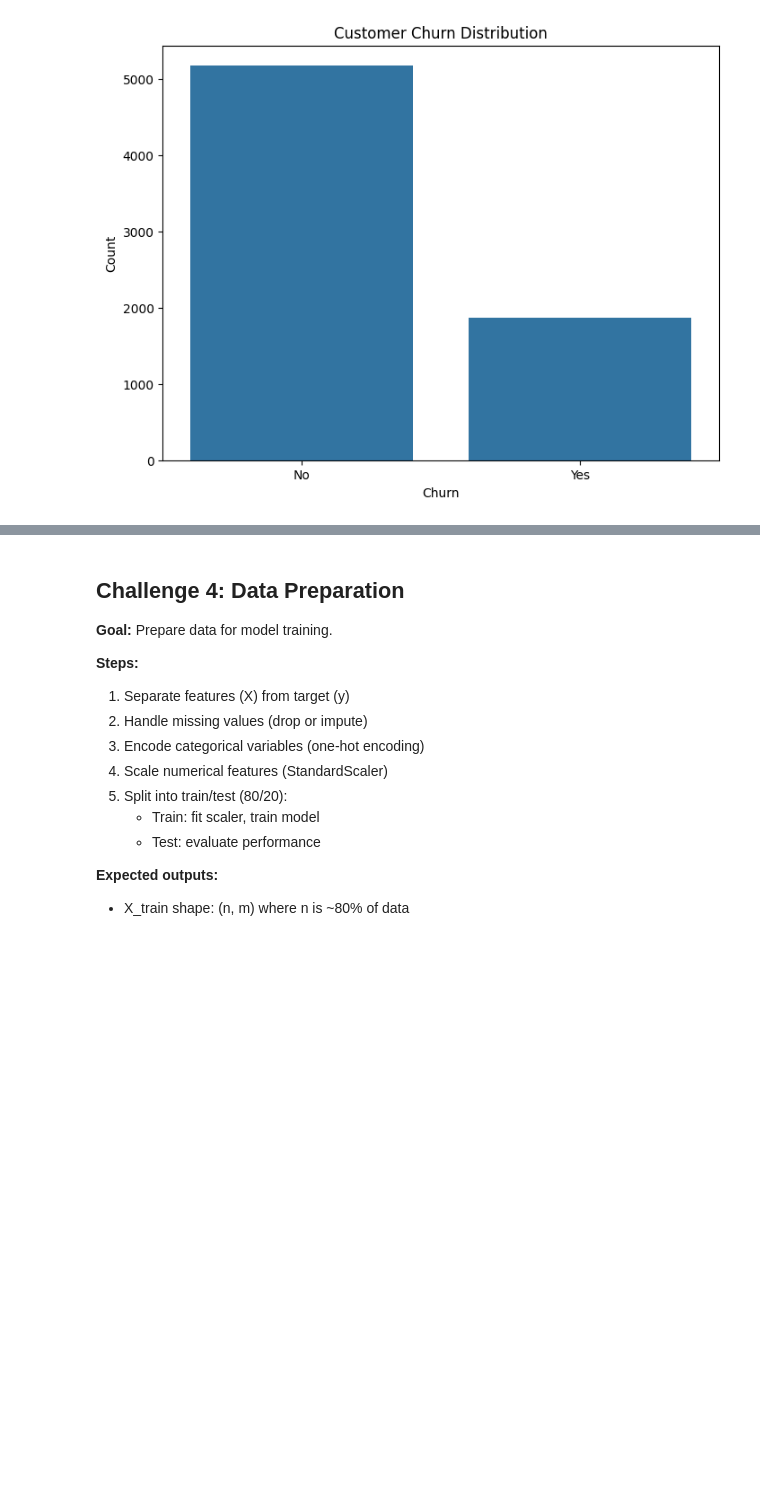
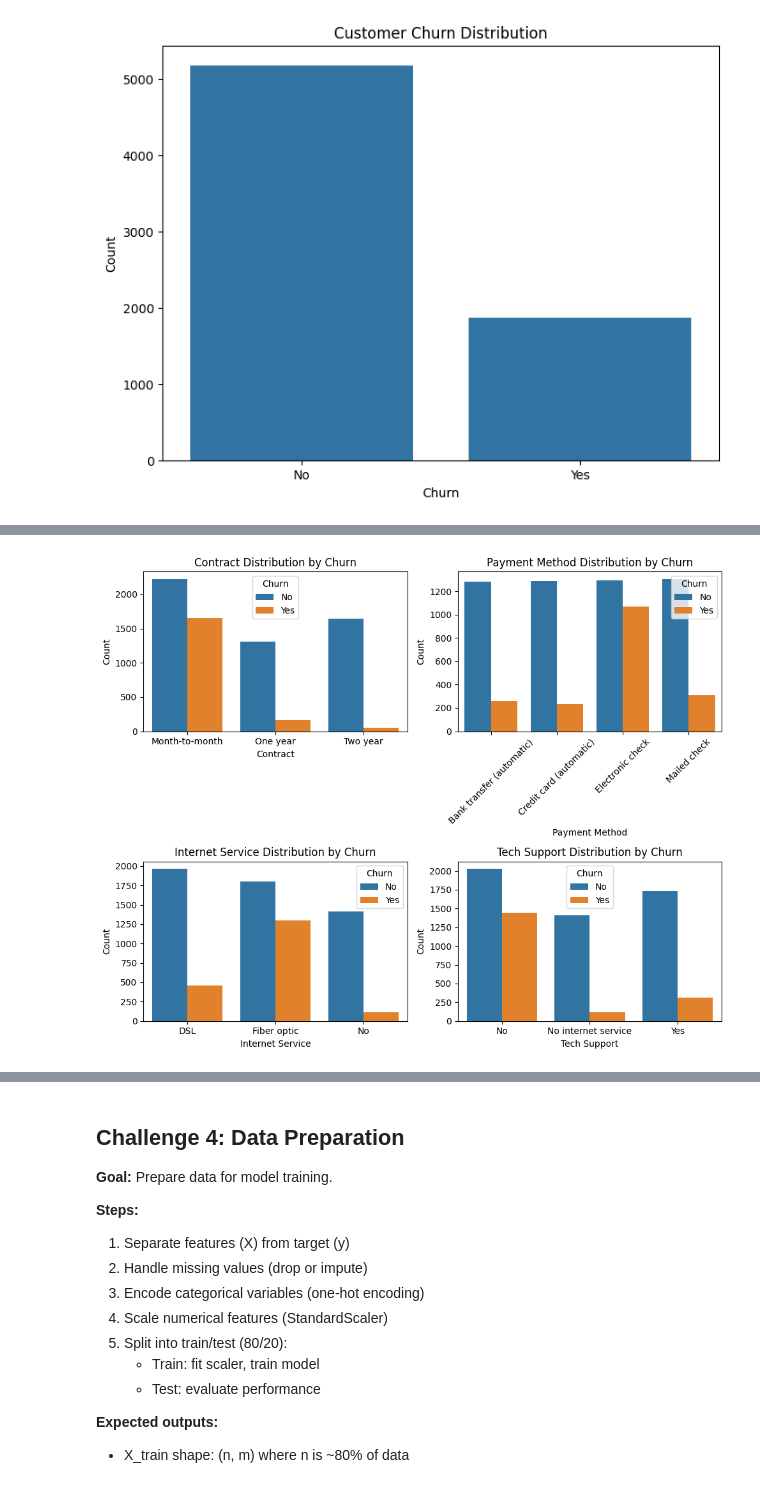
Before and after one commit to jjcatulle/AI-ML-refresher, a Jupyter notebook: phases/phase1/completed/STARTER_Weeks4-5_ChurnPredictor.ipynb, the cells around one changed output, grey strips where cells are left out. Saved outputs shown, nothing was run; the diff lists cells and outputs as text; code cells hidden in the pictures; blank space fills up the shorter version.

```diff
--- a/phases/phase1/completed/STARTER_Weeks4-5_ChurnPredictor.ipynb
+++ b/phases/phase1/completed/STARTER_Weeks4-5_ChurnPredictor.ipynb
@@ -320,0 +522,36 @@ plt.show()
+# %%
+fig, ax = plt.subplots(2,2,figsize = (10, 8))
+
+ax1 = ax[0, 0]
+ax2 = ax[0, 1]
+ax3 = ax[1, 0]
+ax4 = ax[1, 1]
+
+sns.countplot(x='Contract', hue='Churn', data=df, ax=ax1)
+ax1.set_title('Contract Distribution by Churn')
+ax1.set_xlabel('Contract')
+ax1.set_ylabel('Count')
+
+
+sns.countplot(x='PaymentMethod', hue='Churn', data=df, ax=ax2)
+ax2.set_title('Payment Method Distribution by Churn')
+ax2.set_xlabel('Payment Method')
+ax2.set_ylabel('Count')
+ax2.tick_params(axis='x', rotation=45)
+
+sns.countplot(x='InternetService', hue='Churn', data=df, ax=ax3)
+ax3.set_title('Internet Service Distribution by Churn')
+ax3.set_xlabel('Internet Service')
+ax3.set_ylabel('Count')
+
+sns.countplot(x='TechSupport', hue='Churn', data=df, ax=ax4)
+ax4.set_title('Tech Support Distribution by Churn')
+ax4.set_xlabel('Tech Support')
+ax4.set_ylabel('Count')
+
+plt.tight_layout()
+
+
+plt.show()
+# %% [output]
+[figure, added]
```
Also changed, not shown: parts of 71 cells of this notebook.
